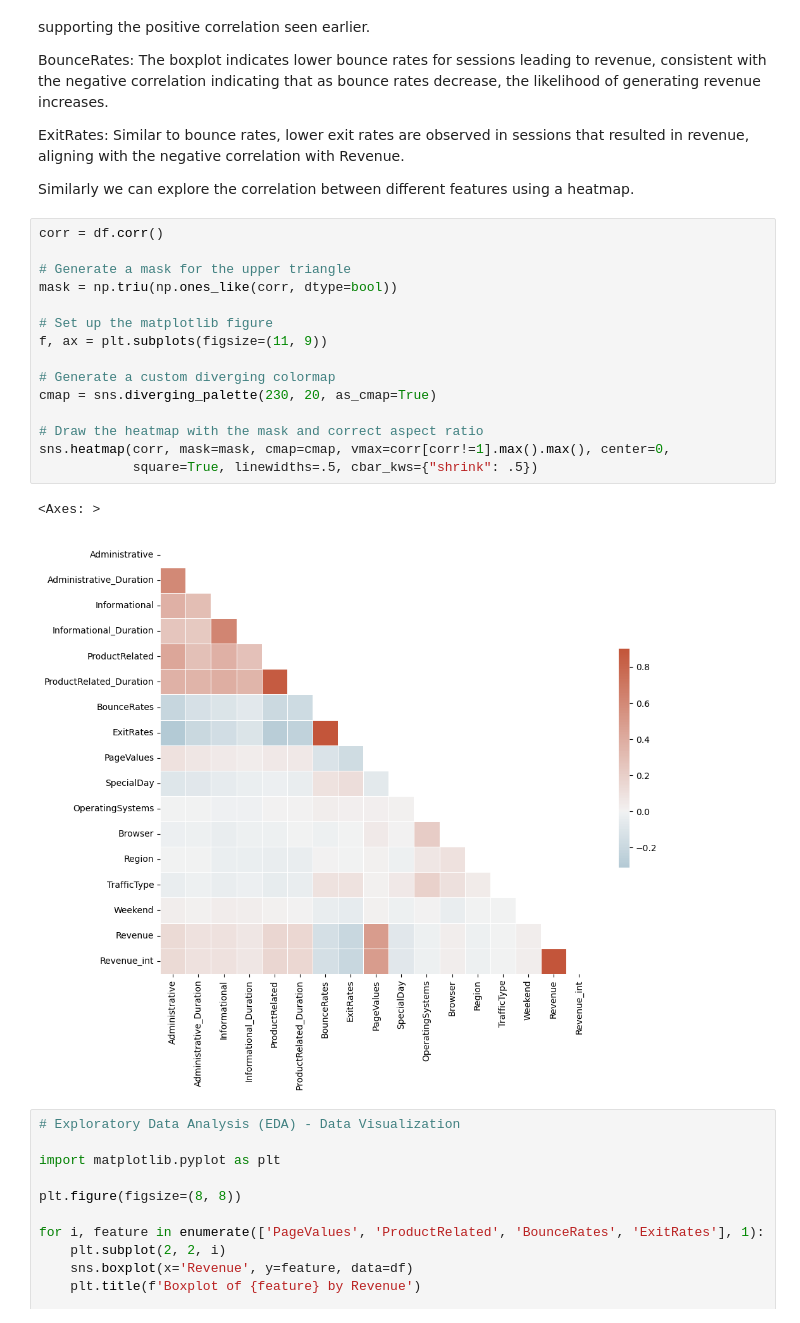
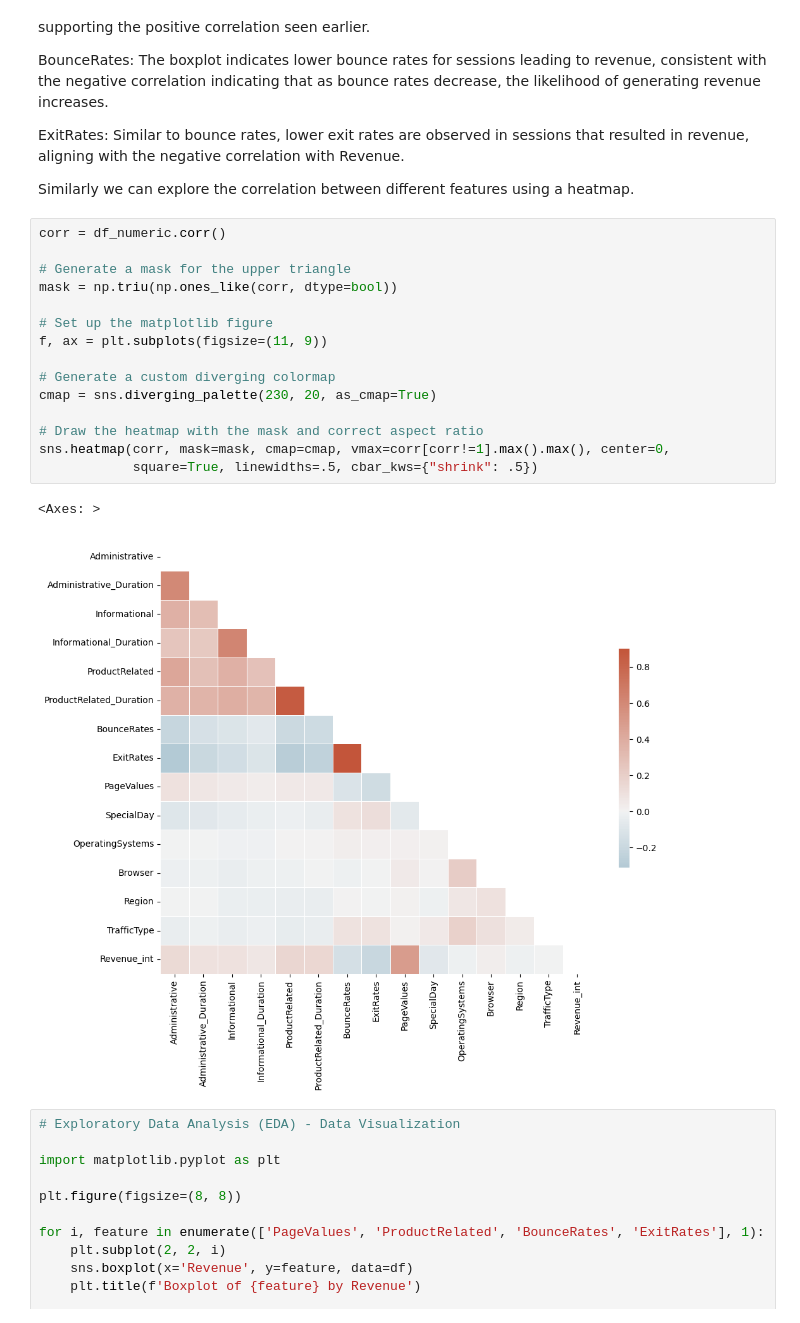
Before and after one commit to LosPadrinosMemens/FPA_DataAnalysis, a Jupyter notebook: Validation.ipynb, the cells around one changed output. Cells and saved outputs as stored; diff of their text form.

```diff
--- a/Validation.ipynb
+++ b/Validation.ipynb
@@ -225,23 +225,23 @@ ExitRates: Similar to bounce rates, lower exit rates are observed in sessions th
 
 Similarly we can explore the correlation between different features using a heatmap.
 # %%
-corr = df.corr()
+corr = df_numeric.corr()
 
 # Generate a mask for the upper triangle
 mask = np.triu(np.ones_like(corr, dtype=bool))
 
 # Set up the matplotlib figure
 f, ax = plt.subplots(figsize=(11, 9))
 
 # Generate a custom diverging colormap
 cmap = sns.diverging_palette(230, 20, as_cmap=True)
 
 # Draw the heatmap with the mask and correct aspect ratio
 sns.heatmap(corr, mask=mask, cmap=cmap, vmax=corr[corr!=1].max().max(), center=0,
             square=True, linewidths=.5, cbar_kws={"shrink": .5})
 # %% [output]
 <Axes: >
-[figure, old version]
+[figure, new version]
 # %%
 # Exploratory Data Analysis (EDA) - Data Visualization
 
```
Also changed, not shown: parts of 19 cells of this notebook.
